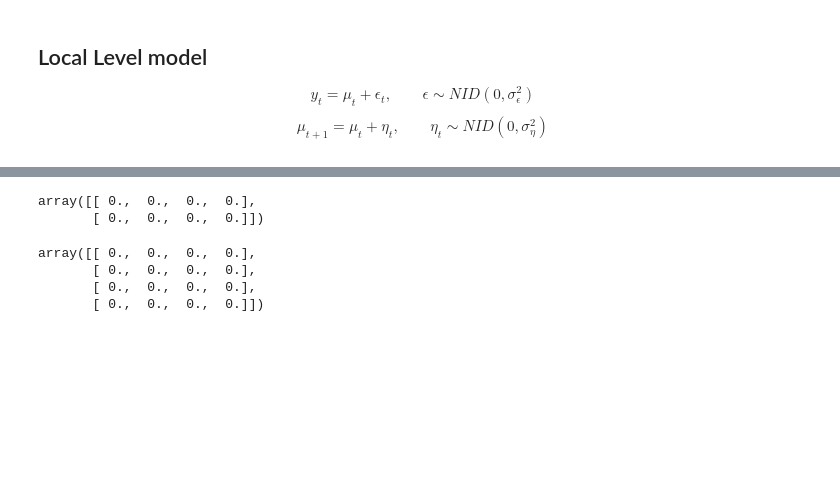
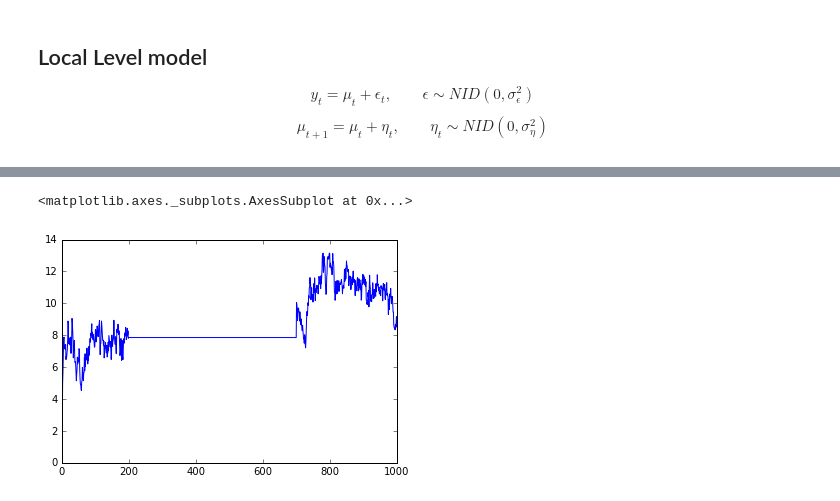
Before and after one commit to pedrobraz1990/BayesianEconometrics, a Jupyter notebook: Kalman Filter.ipynb, the cells around one changed output, grey strips where cells are left out. Saved outputs shown, nothing was run; the diff lists cells and outputs as text; code cells hidden in the pictures; blank space fills up the shorter version.

```diff
--- a/Kalman Filter.ipynb
+++ b/Kalman Filter.ipynb
@@ -255,12 +660,16 @@ array([[ 0.3,  0.7],
+# %%
+kf = KalmanFilter(y,
+                  Z,
+                  H,
+                  T,
+                  Q,
+                  pd.DataFrame(np.array([0,0]).reshape(m,1)),
+                  pd.DataFrame(np.diag(np.array([1,1]))),
+                  R)
+
+kf.runFilter()
 # %%
-kf.a[0]
+kf.yhat[0].plot()
 # %% [output]
-array([[ 0.,  0.,  0.,  0.],
-       [ 0.,  0.,  0.,  0.]])
+<matplotlib.axes._subplots.AxesSubplot at 0x...>
+[figure, added]
-# %%
-kf.Z.dot(kf.a[0])
-# %% [output]
-array([[ 0.,  0.,  0.,  0.],
-       [ 0.,  0.,  0.,  0.],
-       [ 0.,  0.,  0.,  0.],
-       [ 0.,  0.,  0.,  0.]])
```
Also changed, not shown: parts of 42 cells of this notebook, 3 other files.
